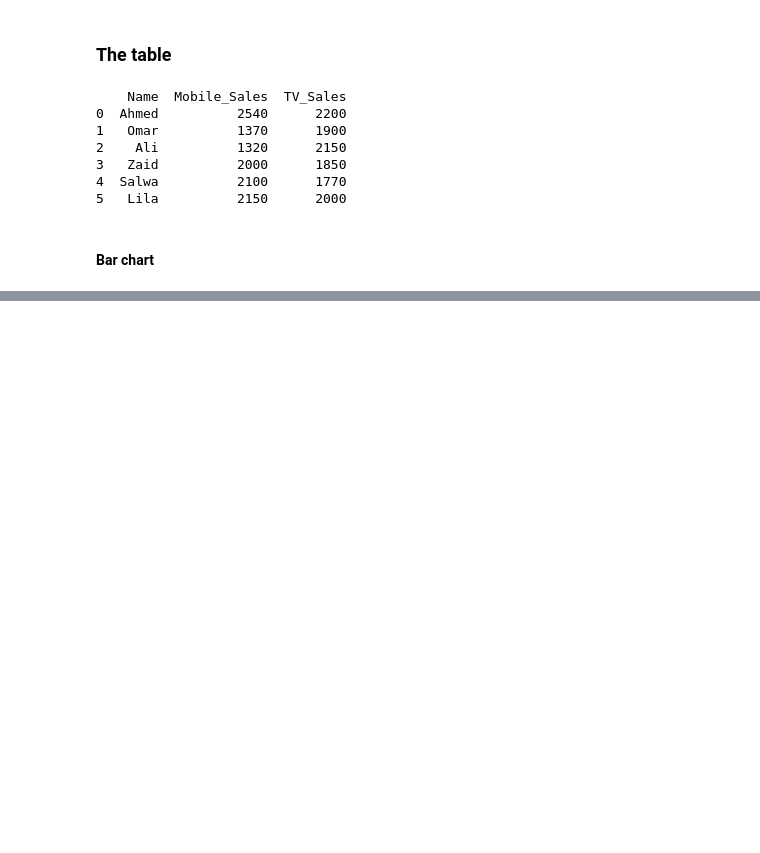
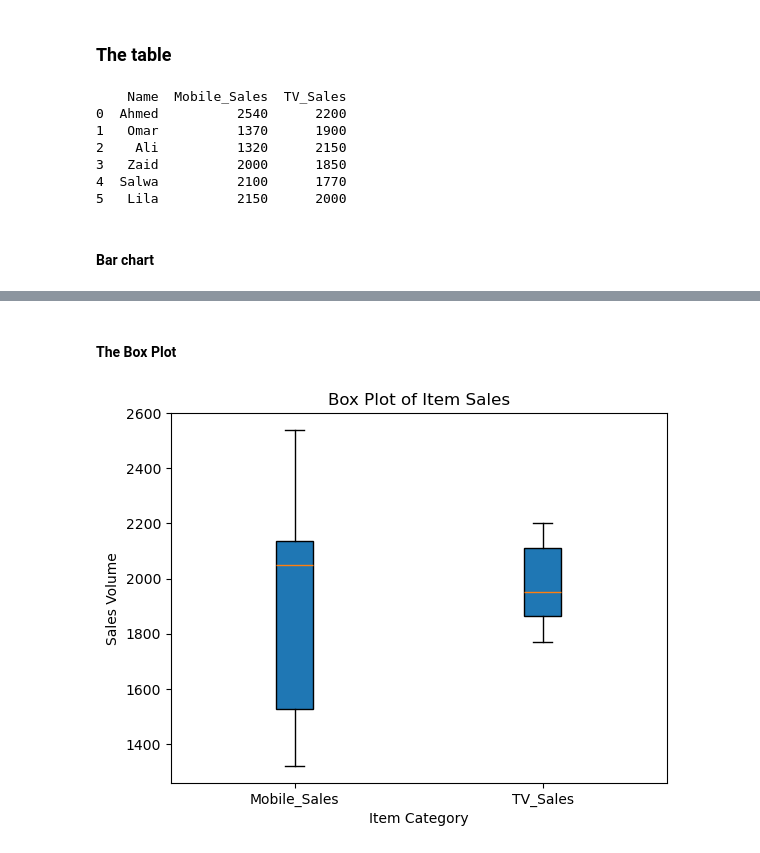
Before and after one commit to xthimylJ/dv_hws, a Jupyter notebook: Feb10Assignment.ipynb, the cells around one changed output, grey strips where cells are left out. Cells and saved outputs as stored; diff of their text form; code cells hidden in the pictures; blank space fills up the shorter version.

```diff
--- a/Feb10Assignment.ipynb
+++ b/Feb10Assignment.ipynb
@@ -73,0 +102,15 @@ plt.bar([i for i in table['Name'], )
+# %% [markdown]
+#### The Box Plot
+# %%
+data = [table['Mobile_Sales'], table['TV_Sales']]
+
+plt.boxplot(data, labels=['Mobile_Sales', 'TV_Sales'], patch_artist=True)
+
+# Adding labels and title
+plt.xlabel("Item Category")
+plt.ylabel("Sales Volume")
+plt.title("Box Plot of Item Sales")
+
+plt.show()
+# %% [output]
+[figure, added]
```
Also changed, not shown: parts of 8 cells of this notebook.
